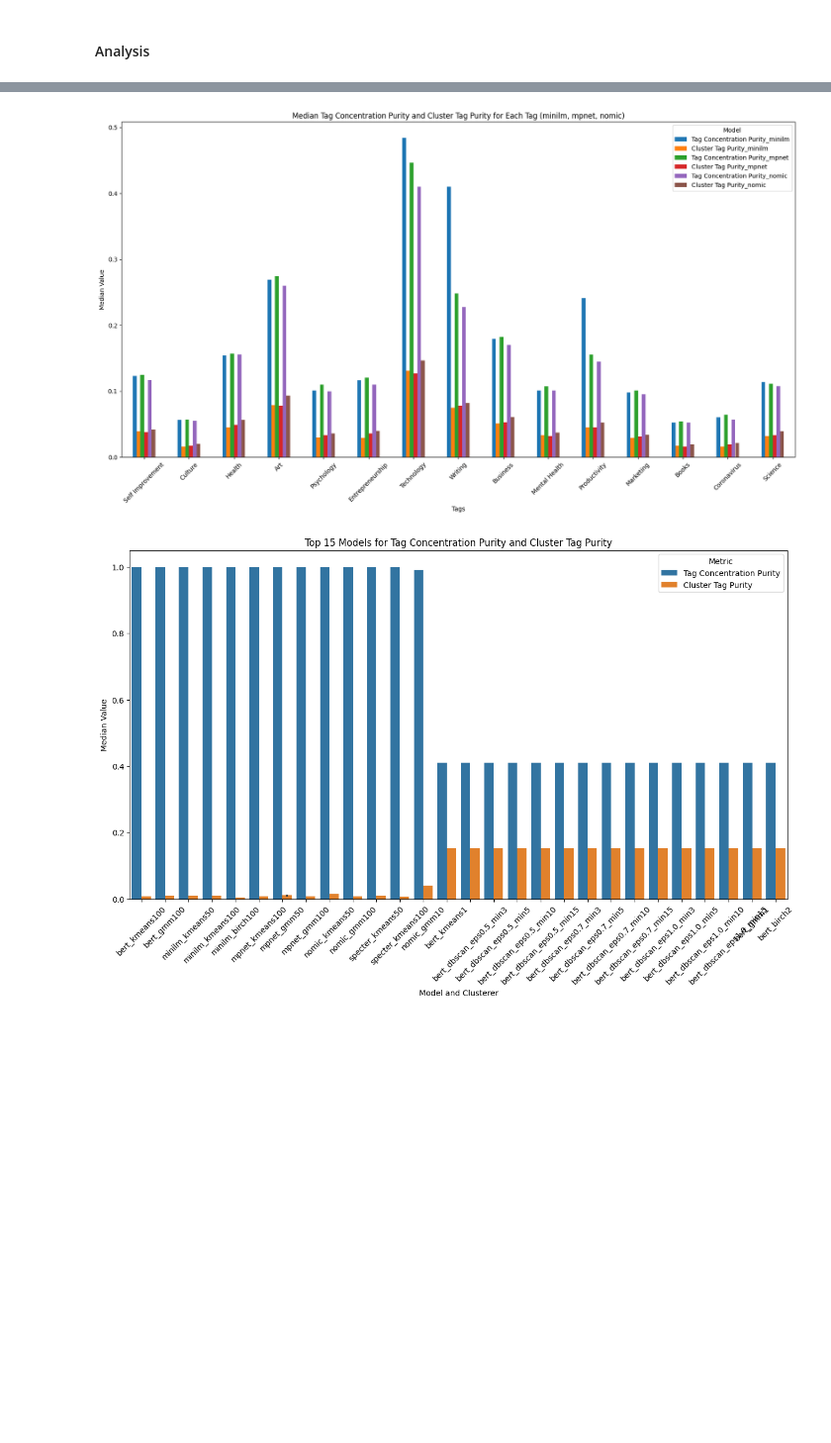
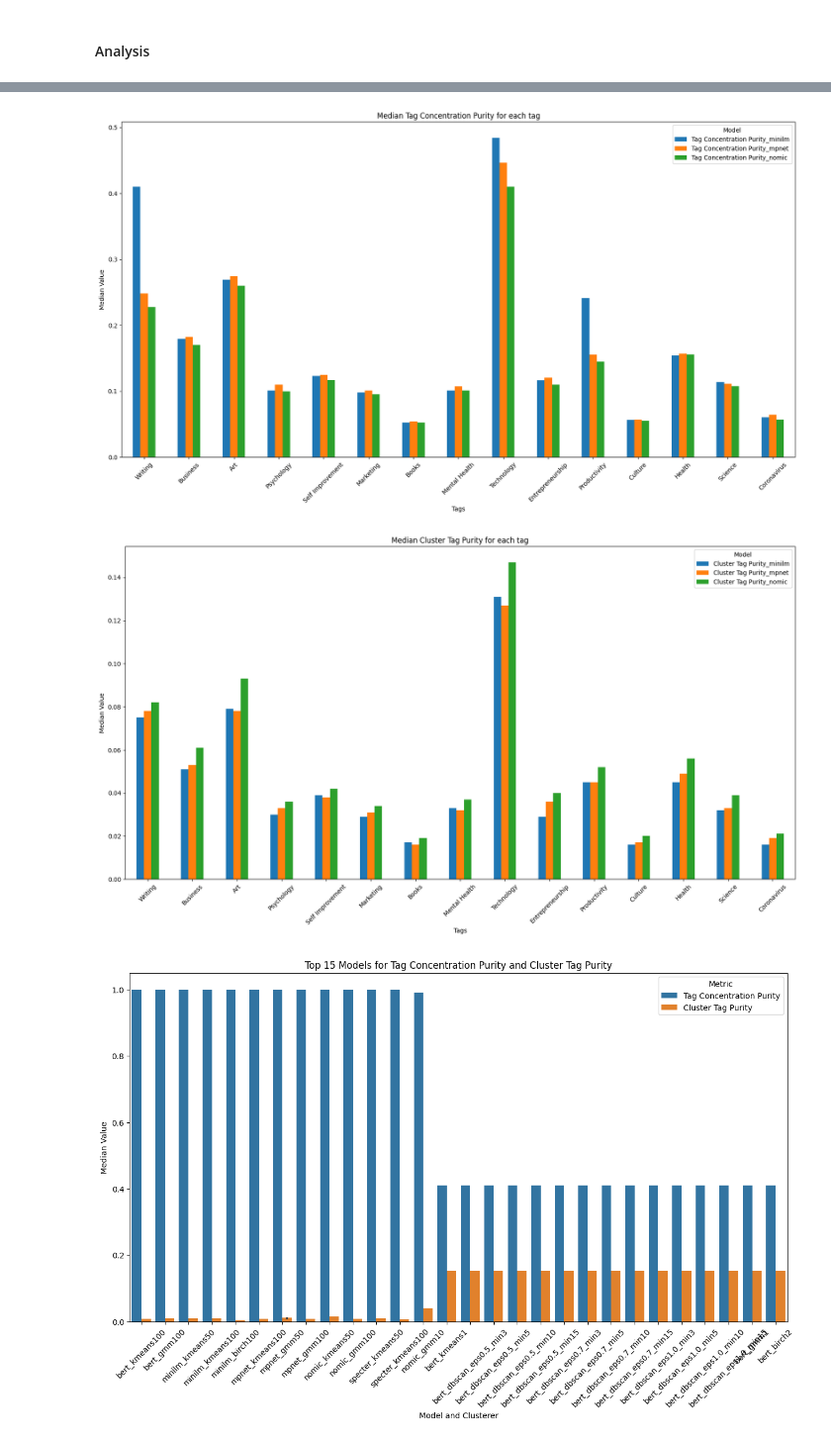
Before and after one commit to erikluu/LociNetBackup, a Jupyter notebook: run_evaluation.ipynb, the cells around one changed output, grey strips where cells are left out. Shown at 99% size. Cells and saved outputs as stored; diff of their text form; code cells hidden in the pictures; blank space fills up the shorter version.

```diff
--- a/run_evaluation.ipynb
+++ b/run_evaluation.ipynb
@@ -432,11 +429,11 @@ df_all2 = df_all2[df_all2["embedding_model"] != "bert"]
 # %%
-df = df_all.dropna()
+df = df_all2.dropna()
 
-tag_concentration_purity = list(df['tag_concentration_purity'])
-cluster_tag_purity = list(df['cluster_tag_purity'])
+df['tag_concentration_purity'] = df['tag_concentration_purity'].apply(ast.literal_eval)
+df['cluster_tag_purity'] = df['cluster_tag_purity'].apply(ast.literal_eval)
 
 # Extract unique tags from dictionaries
-tags = set(tag for d in tag_concentration_purity for tag in d.keys())
+tags = set(tag for d in df['tag_concentration_purity']  for tag in d.keys())
 
 # Function to calculate median values for each model and clusterer
 def calculate_median_values(df, model_name):
@@ -477,6 +484,5 @@ plot_median_values(nomic_median_values, 'nomic')
 # %%
 import pandas as pd
-import ast
 import matplotlib.pyplot as plt
 
 # Load the data
@@ -488,37 +494,49 @@ tags = set(tag for d in df['tag_concentration_purity'] for tag in d.keys())
 # Function to calculate median values for each model
 def calculate_median_values(df, model_name):
     model_df = df[df['embedding_model'] == model_name]
     tag_concentration_purity = list(model_df['tag_concentration_purity'])
     cluster_tag_purity = list(model_df['cluster_tag_purity'])
     median_values = pd.DataFrame(columns=['Tag Concentration Purity', 'Cluster Tag Purity'])
     for tag in tags:
         tag_concentration_values = [d[tag] for d in tag_concentration_purity if tag in d]
         cluster_tag_values = [d[tag] for d in cluster_tag_purity if tag in d]
         median_values.loc[tag, 'Tag Concentration Purity'] = pd.Series(tag_concentration_values).median()
         median_values.loc[tag, 'Cluster Tag Purity'] = pd.Series(cluster_tag_values).median()
     return median_values
 
 # Calculate median values for each model
 minilm_median_values = calculate_median_values(df, 'minilm')
 mpnet_median_values = calculate_median_values(df, 'mpnet')
 nomic_median_values = calculate_median_values(df, 'nomic')
 
 # Combine the median values into a single DataFrame
 combined_median_values = pd.concat([minilm_median_values.add_suffix('_minilm'),
                                     mpnet_median_values.add_suffix('_mpnet'),
                                     nomic_median_values.add_suffix('_nomic')],
                                    axis=1)
 
-# Plot the combined median values
-combined_median_values.plot(kind='bar', figsize=(20, 10))
+# Plot Tag Concentration Purity
+tag_concentration_purity_df = combined_median_values.filter(like='Tag Concentration Purity')
+tag_concentration_purity_df.plot(kind='bar', figsize=(20, 10))
 plt.xlabel('Tags')
 plt.ylabel('Median Value')
-plt.title('Median Tag Concentration Purity and Cluster Tag Purity for Each Tag (minilm, mpnet, nomic)')
+plt.title('Median Tag Concentration Purity for each tag')
 plt.xticks(rotation=45)
 plt.legend(title='Model')
 plt.show()
+
+# Plot Cluster Tag Purity
+cluster_tag_purity_df = combined_median_values.filter(like='Cluster Tag Purity')
+cluster_tag_purity_df.plot(kind='bar', figsize=(20, 10))
+plt.xlabel('Tags')
+plt.ylabel('Median Value')
+plt.title('Median Cluster Tag Purity for each tag')
+plt.xticks(rotation=45)
+plt.legend(title='Model')
+plt.show()
 # %% [output]
-[figure, old version]
+[figure, new version]
+[figure, added]
 # %%
 df = df.dropna()
 
```
Also changed, not shown: parts of 10 cells of this notebook, 4 other files.
